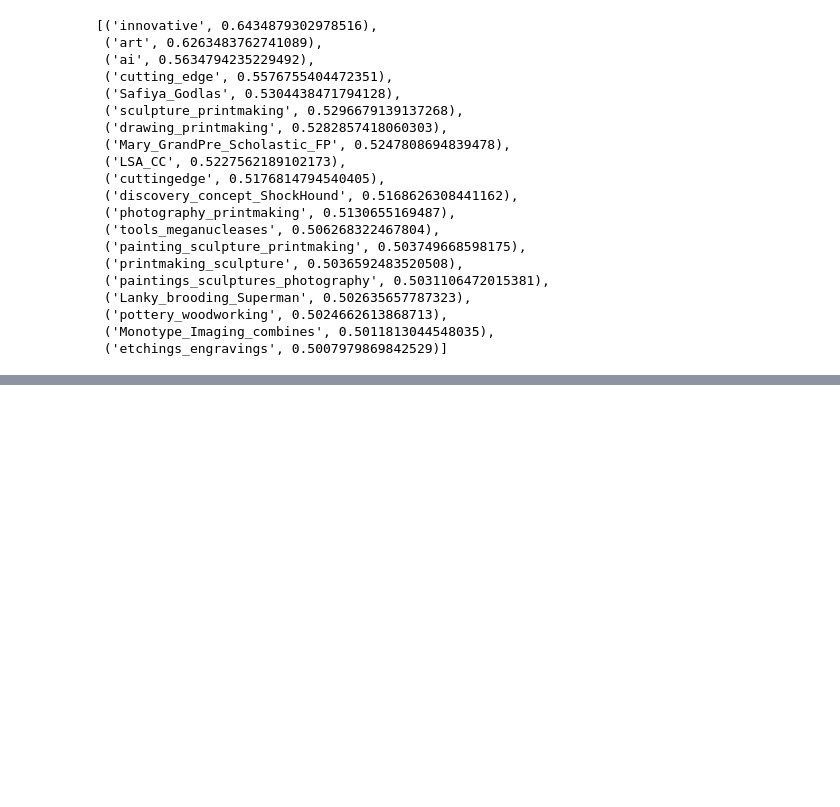
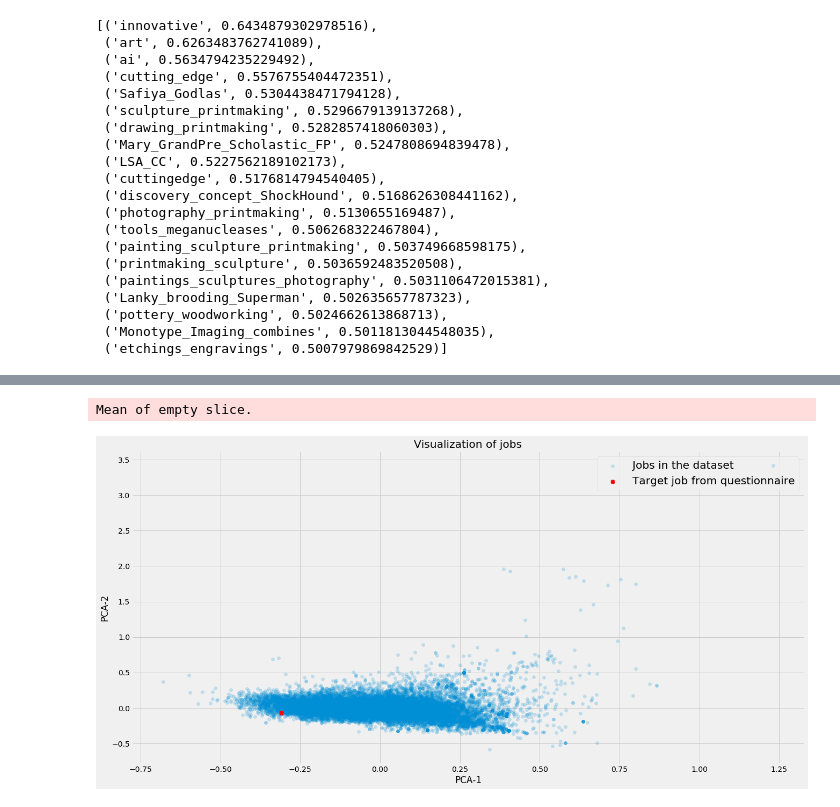
Before and after one commit to yaqiongz/JobMatcher, a Jupyter notebook: data_wrangling.ipynb, the cells around one changed output, grey strips where cells are left out. Cells and saved outputs as stored; diff of their text form; code cells hidden in the pictures; blank space fills up the shorter version.

```diff
--- a/data_wrangling.ipynb
+++ b/data_wrangling.ipynb
@@ -455,4 +459,4 @@ def noun(sentence):
     tagged = nltk.pos_tag(tokens)
     noun = [x[0] for x in tagged if x[1] == 'NN' or x[1] == 'NNS']
 
-    return adj
+    return noun
@@ -639,0 +643,30 @@ df.job_description[index_min]
+# %%
+# calculate the average vector of the all the tokens
+df['noun_word2vec_avg']=df['noun'].apply(vec_avg)
+
+# re-arrange the list of vector - prepare for PCA data format
+ls = []
+for i, row in df.iterrows():
+    vec = row.noun_word2vec_avg.tolist()
+    if len(str(vec)) > 3: # get rid of nan
+        ls.append(vec)
+
+# build visualization by fitting a PCA model
+pca = PCA(n_components=2)
+pca.fit(ls)
+X = pca.transform(ls)
+
+# Let's look at the location of the job from the questionnaire.
+noun_q = ['healthcare', 'programming', 'research', 'analysis']
+vec_q = vec_avg(noun_q).tolist()
+X_q = pca.transform([vec_q])
+
+# make the scatter plot
+fig, ax = plt.subplots(figsize=(20,10))
+ax.scatter(X[:,0], X[:,1],alpha=0.2, label = 'Jobs in the dataset')
+ax.scatter(X_q[:,0], X_q[:,1], c="r", marker='x', label = 'Target job from questionnaire')
+ax.set(xlabel='PCA-1', ylabel='PCA-2', title='Visualization of jobs')
+legend = ax.legend(loc='upper right', fontsize='x-large')
+# %% [output]
+Mean of empty slice.
+[figure, added]
```
Also changed, not shown: parts of 37 cells of this notebook.
